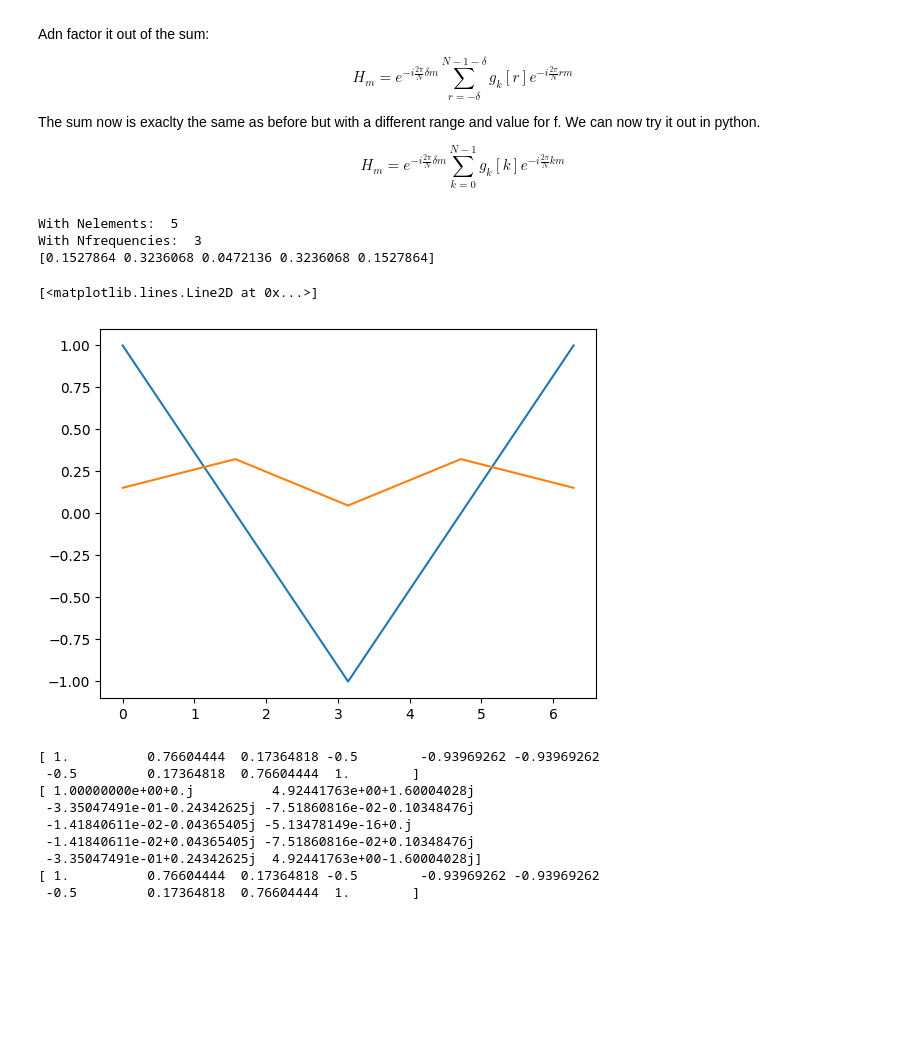
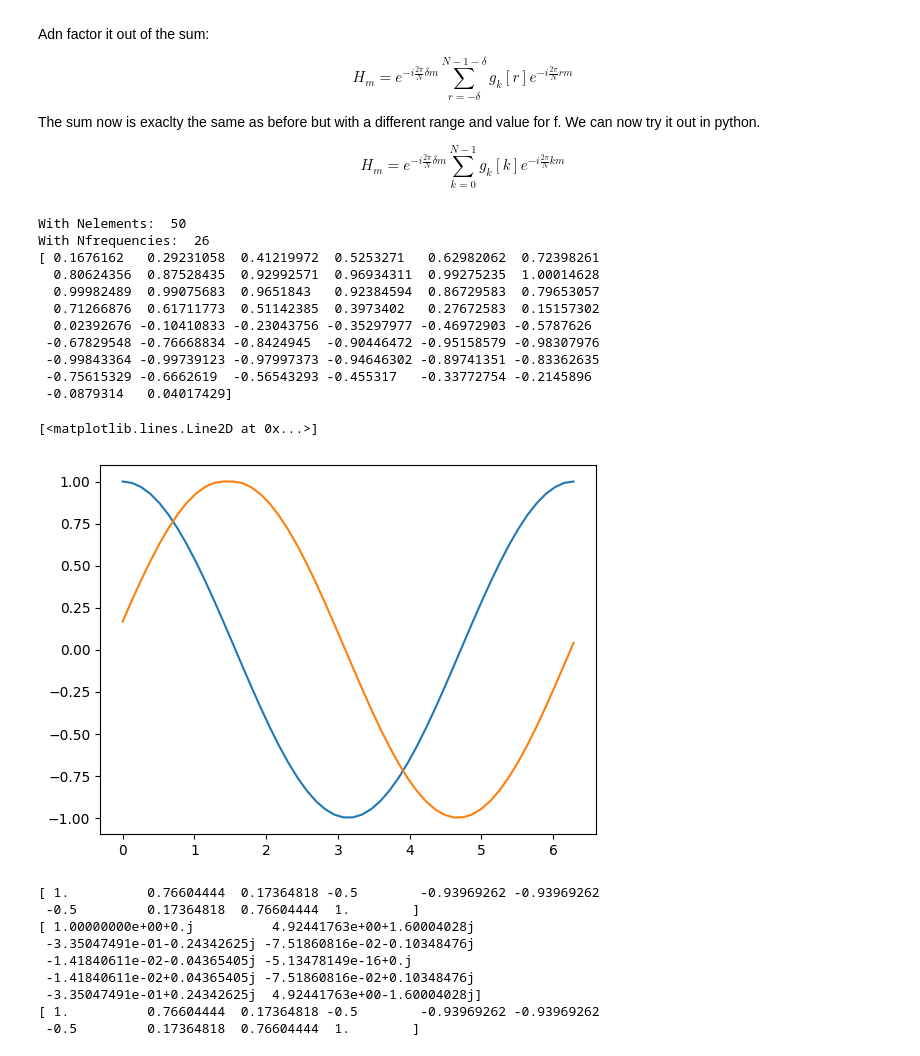
Before and after one commit to DylanReidRamelli/Bachelor-Project-2023, a Jupyter notebook: notebook/fourier.ipynb, the cells around one changed output. Saved outputs shown, nothing was run; the diff lists cells and outputs as text; code cells hidden in the pictures; blank space fills up the shorter version.

Commit message:
works but need to figure out why

```diff
--- a/notebook/fourier.ipynb
+++ b/notebook/fourier.ipynb
@@ -300,7 +300,7 @@ H_m = e^{-i \frac{2\pi}{N}  \delta m} \displaystyle\sum_{k=0}^{N-1}g_k[k]e^{-i \
 # %%
 # Domain, from 0 -> 2 * np.pi, with 4 samples.
 # g_k = [0, np.pi /2, np.pi , 3/2 * np.pi, 2 * np.pi]
-g_k = np.linspace(0, 2 * np.pi, 5)
+g_k = np.linspace(0, 2 * np.pi, 50)
 
 # Function g evaluated for each sample. Function for now is cos().
 g_k_i = np.cos(g_k)
@@ -314,38 +314,47 @@ print("With Nelements: ", N_elements)
 print("With Nfrequencies: ", N_frequencies)
 
 
 # Forward Fourier transform.
 output = np.zeros(N_elements, dtype=complex)
 
 for m in range(N_elements):
     for k in range(N_elements):
         e = np.exp(-1j * 2 * np.pi * m * k / N_elements)
         output[m] += g_k_i[k] * e
 
 delta = 1.5
+k = np.fft.fftfreq(N_elements,2 * np.pi/N_elements)
 for m in range(0, N_elements):
-    output[m] = output[m] * np.exp(-1j * 2 * np.pi * m * delta / N_elements)
+    output[m] = output[m] * np.exp(-1j * 2 * np.pi * k[m] * delta)
 
 
 final_output = np.zeros(N_elements, dtype=complex)
 
 # final_output = np.fft.ifft(output)
 for m in range(N_elements):
     for k in range(N_elements):
         e = np.exp(1j * 2 * np.pi * m * k / N_elements)
         final_output[m] += output[k] * e
 final_output /= N_elements
 
 print(final_output.real)
 fig, ax = plt.subplots()
 ax.plot(g_k, g_k_i, label='Original values')
 ax.plot(g_k, final_output.real, label='Original values')
 # %% [output]
-With Nelements:  5
-With Nfrequencies:  3
-[0.1527864 0.3236068 0.0472136 0.3236068 0.1527864]
+With Nelements:  50
+With Nfrequencies:  26
+[ 0.1676162   0.29231058  0.41219972  0.5253271   0.62982062  0.72398261
+  0.80624356  0.87528435  0.92992571  0.96934311  0.99275235  1.00014628
+  0.99982489  0.99075683  0.9651843   0.92384594  0.86729583  0.79653057
+  0.71266876  0.61711773  0.51142385  0.3973402   0.27672583  0.15157302
+  0.02392676 -0.10410833 -0.23043756 -0.35297977 -0.46972903 -0.5787626
+ -0.67829548 -0.76668834 -0.8424945  -0.90446472 -0.95158579 -0.98307976
+ -0.99843364 -0.99739123 -0.97997373 -0.94646302 -0.89741351 -0.83362635
+ -0.75615329 -0.6662619  -0.56543293 -0.455317   -0.33772754 -0.2145896
+ -0.0879314   0.04017429]
 [<matplotlib.lines.Line2D at 0x...>]
-[figure, old version]
+[figure, new version]
 # %%
 # Doing the same thing as above but with the built in fft functions that numpy provides
 
```
